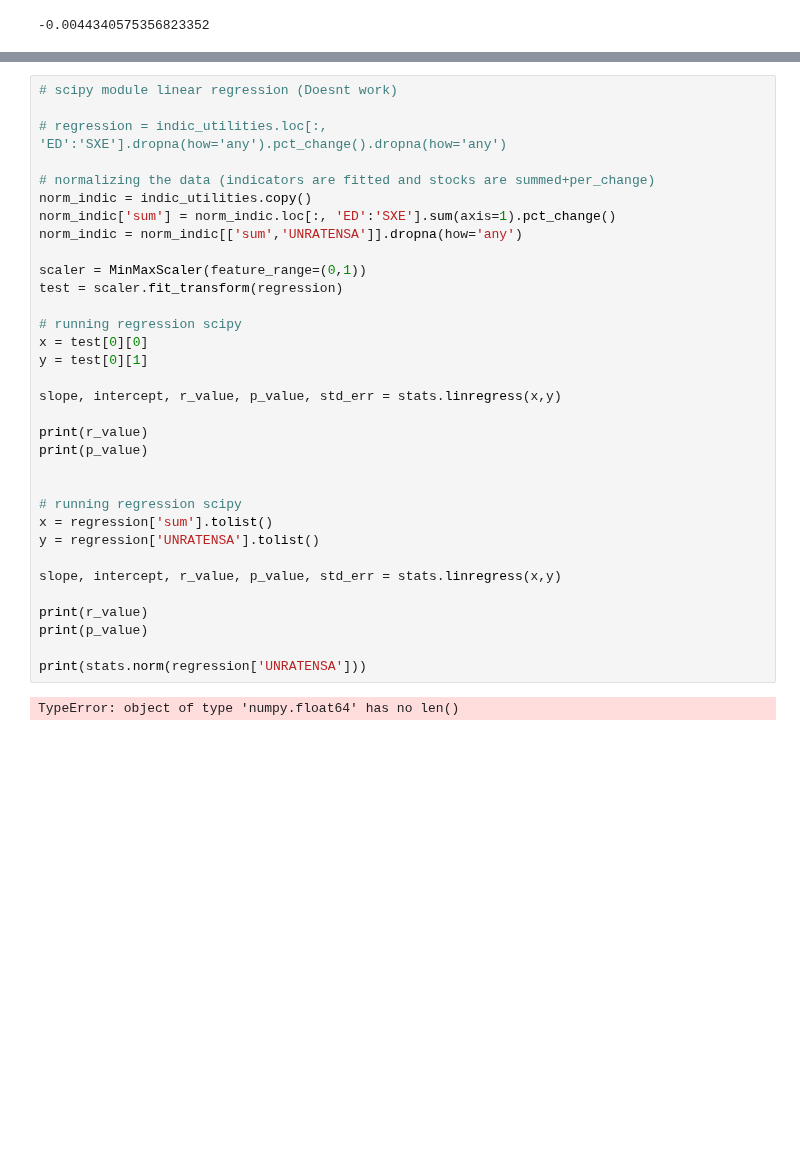
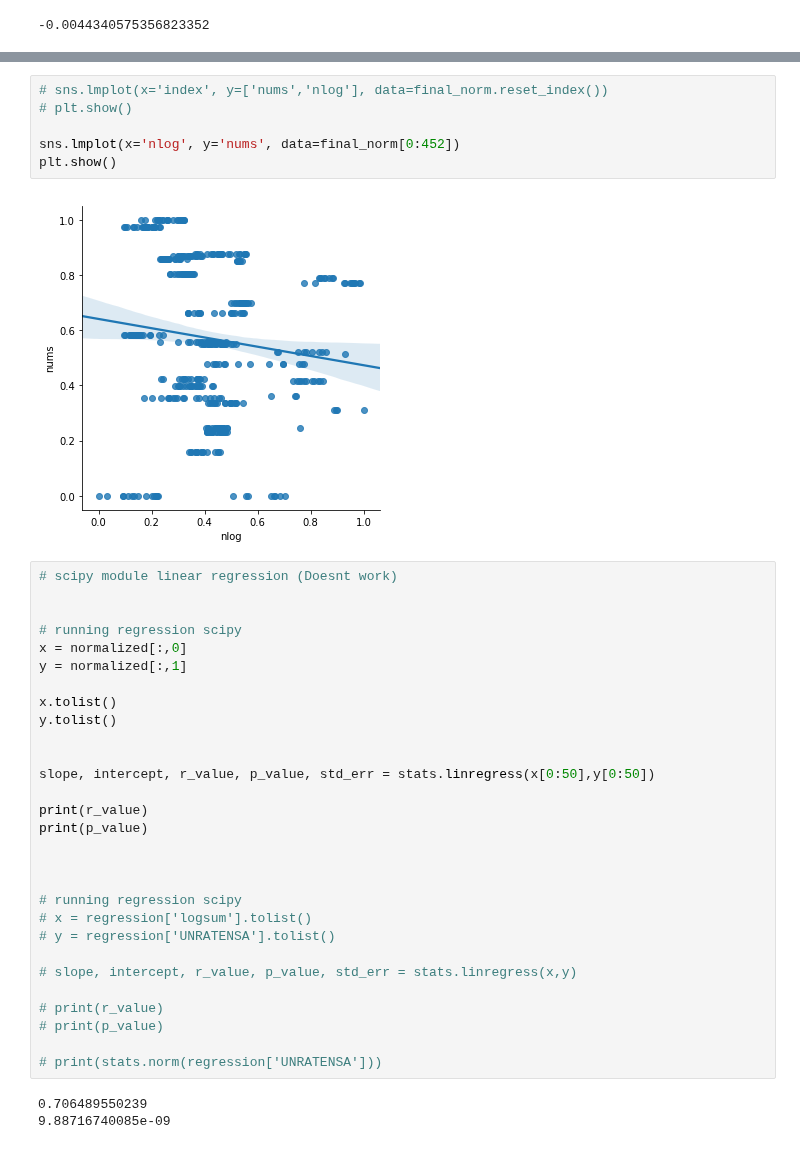
Before and after one commit to kimrharper/data_science_nltk, a Jupyter notebook: stock/stock_prediction.ipynb, the cells around one changed output, grey strips where cells are left out. Drawn from its saved outputs; the diff is of its cells as text; blank space fills up the shorter version.

```diff
--- a/stock/stock_prediction.ipynb
+++ b/stock/stock_prediction.ipynb
@@ -131,38 +163,43 @@ Index(['ED', 'SJW', 'SJI', 'DUK', 'D', 'MSEX', 'NJR', 'AVA', 'SO', 'VVC',
+# %%
+# sns.lmplot(x='index', y=['nums','nlog'], data=final_norm.reset_index())
+# plt.show()
+
+sns.lmplot(x='nlog', y='nums', data=final_norm[0:452])
+plt.show()
+# %% [output]
+[figure, added]
 # %%
 # scipy module linear regression (Doesnt work)
 
-# regression = indic_utilities.loc[:, 'ED':'SXE'].dropna(how='any').pct_change().dropna(how='any')
-
-# normalizing the data (indicators are fitted and stocks are summed+per_change)
-norm_indic = indic_utilities.copy()
-norm_indic['sum'] = norm_indic.loc[:, 'ED':'SXE'].sum(axis=1).pct_change()
-norm_indic = norm_indic[['sum','UNRATENSA']].dropna(how='any')
-
-scaler = MinMaxScaler(feature_range=(0,1))
-test = scaler.fit_transform(regression)
 
 # running regression scipy
-x = test[0][0]
-y = test[0][1]
+x = normalized[:,0]
+y = normalized[:,1]
 
-slope, intercept, r_value, p_value, std_err = stats.linregress(x,y)
+x.tolist()
+y.tolist()
+
+
+slope, intercept, r_value, p_value, std_err = stats.linregress(x[0:50],y[0:50])
 
 print(r_value)
 print(p_value)
 
 
+
 # running regression scipy
-x = regression['sum'].tolist()
-y = regression['UNRATENSA'].tolist()
+# x = regression['logsum'].tolist()
+# y = regression['UNRATENSA'].tolist()
 
-slope, intercept, r_value, p_value, std_err = stats.linregress(x,y)
+# slope, intercept, r_value, p_value, std_err = stats.linregress(x,y)
 
-print(r_value)
-print(p_value)
+# print(r_value)
+# print(p_value)
 
-print(stats.norm(regression['UNRATENSA']))
+# print(stats.norm(regression['UNRATENSA']))
 # %% [output]
-TypeError: object of type 'numpy.float64' has no len()
+0.706489550239
+9.88716740085e-09
 # %%
 # smf module ols regression (Maybe works?)
 
```
Also changed, not shown: parts of 11 cells of this notebook, 1 other file.
